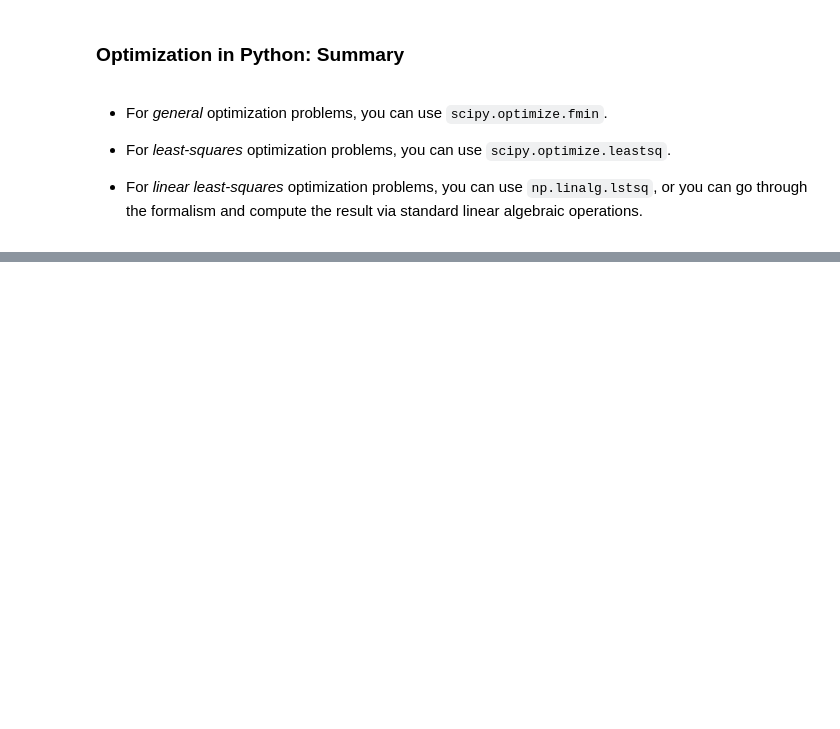
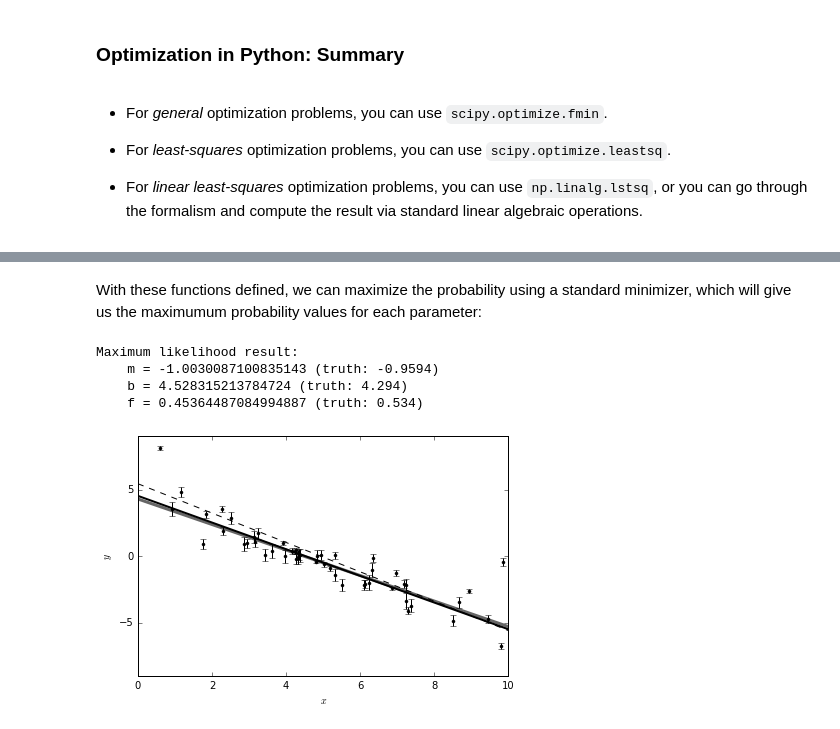
Before and after one commit to bretthandrews/astropgh-boot-camp-2020, a Jupyter notebook: notebooks/14_Optimization.ipynb, the cells around one changed output, grey strips where cells are left out. Drawn from its saved outputs; the diff is of its cells as text; code cells hidden in the pictures; blank space fills up the shorter version.

```diff
--- a/notebooks/14_Optimization.ipynb
+++ b/notebooks/14_Optimization.ipynb
@@ -442,4 +211,0 @@ Now for a more interesting model, with some actual values:
-# %%
-fourier = Fourier(phase, flux, dflux, 2)
-mphase = np.arange(0, 1, 0.01)
-model = fourier.evaluate(mphase, [10, 0.1, 0.0])
@@ -730,0 +302,47 @@ Turn in the homework again via github, using the filename ``HW3.ipynb``.
+# %%
+# Define the probability function as likelihood * prior.
+def lnprior(theta):
+    m, b, lnf = theta
+    if -5.0 < m < 0.5 and 0.0 < b < 10.0 and -10.0 < lnf < 1.0:
+        return 0.0
+    return -np.inf
+
+def lnlike(theta, x, y, yerr):
+    m, b, lnf = theta
+    model = m * x + b
+    inv_sigma2 = 1.0/(yerr**2 + model**2*np.exp(2*lnf))
+    return -0.5*(np.sum((y-model)**2*inv_sigma2 - np.log(inv_sigma2)))
+
+def lnprob(theta, x, y, yerr):
+    lp = lnprior(theta)
+    if not np.isfinite(lp):
+        return -np.inf
+    return lp + lnlike(theta, x, y, yerr)
+# %% [markdown]
+With these functions defined, we can maximize the probability using a standard minimizer, which will give us the maximumum probability values for each parameter:
+# %%
+# Find the maximum likelihood value.
+chi2 = lambda *args: -2 * lnlike(*args)
+result = op.minimize(chi2, [m_true, b_true, np.log(f_true)], args=(x, y, yerr))
+m_ml, b_ml, lnf_ml = result["x"]
+print("""Maximum likelihood result:
+    m = {0} (truth: {1})
+    b = {2} (truth: {3})
+    f = {4} (truth: {5})
+""".format(m_ml, m_true, b_ml, b_true, np.exp(lnf_ml), f_true))
+
+# Plot the maximum likelihood result.
+pl.plot(xl, m_ml*xl+b_ml, "k", lw=2)
+pl.plot(xl, m_ls*xl+b_ls, "--k")
+pl.errorbar(x, y, yerr=yerr, fmt=".k")
+pl.plot(xl, m_true*xl+b_true, "k", lw=3, alpha=0.6)
+pl.ylim(-9, 9)
+pl.xlabel("$x$")
+pl.ylabel("$y$")
+pl.tight_layout()
+# %% [output]
+Maximum likelihood result:
+    m = -1.0030087100835143 (truth: -0.9594)
+    b = 4.528315213784724 (truth: 4.294)
+    f = 0.45364487084994887 (truth: 0.534)
+[figure, added]
```
Also changed, not shown: parts of 95 cells of this notebook, 4 other files.
